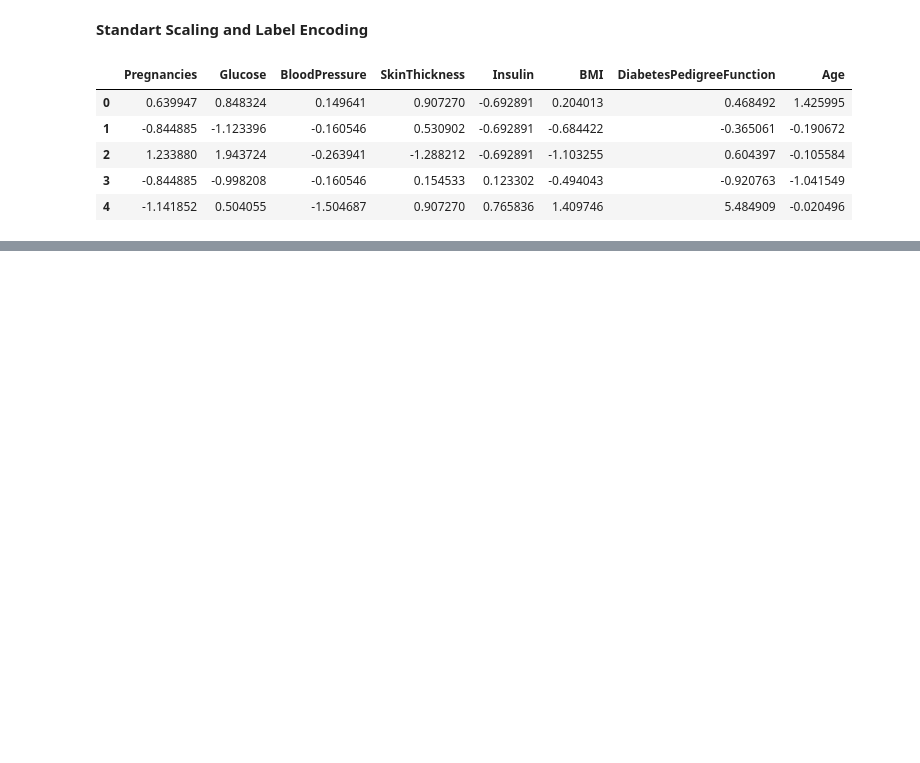
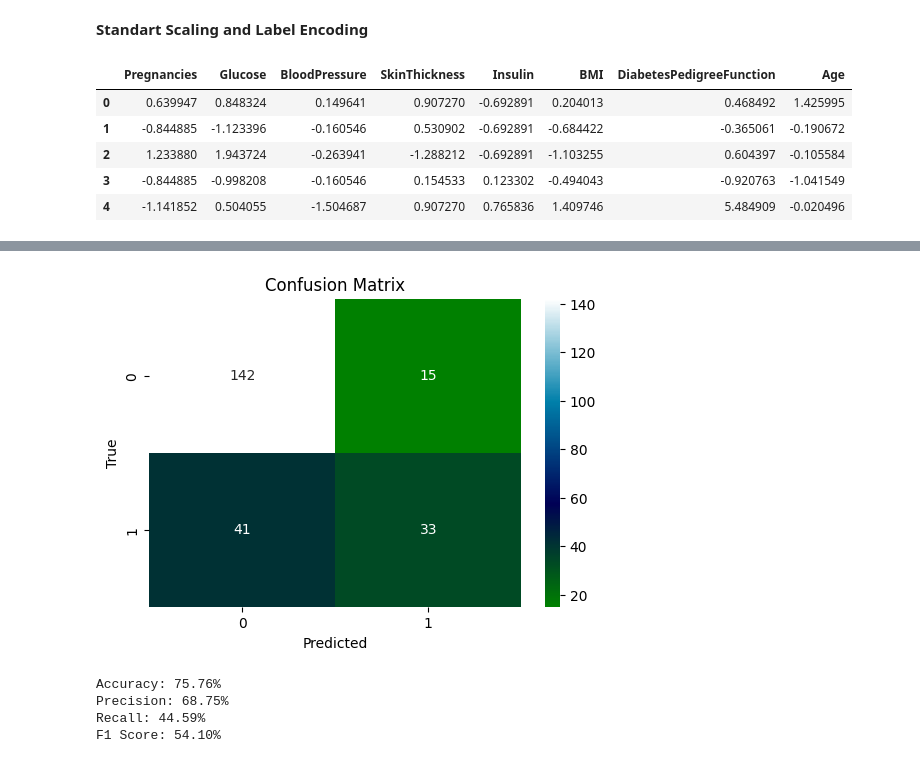
Before and after one commit to SumeyraBayrak/Diabetes-Prediction-and-Analysis, a Jupyter notebook: pima-indian-diabetes-a-machine-learning-approach.ipynb, the cells around one changed output, grey strips where cells are left out. Saved outputs shown, nothing was run; the diff lists cells and outputs as text; code cells hidden in the pictures; blank space fills up the shorter version.

```diff
--- a/pima-indian-diabetes-a-machine-learning-approach.ipynb
+++ b/pima-indian-diabetes-a-machine-learning-approach.ipynb
@@ -191,0 +242,29 @@ y = data["Outcome"]
+# %%
+y_pred = knn.predict(X_test)
+
+# Calculate metrics
+accuracy = accuracy_score(y_test, y_pred) * 100
+precision = precision_score(y_test, y_pred) * 100
+recall = recall_score(y_test, y_pred) * 100
+f1 = f1_score(y_test, y_pred) * 100
+
+# Create confusion matrix plot
+plt.figure(figsize=(6, 4))
+cm = confusion_matrix(y_test, y_pred)
+sns.heatmap(cm, annot=True, fmt='d', cmap='ocean')
+plt.title('Confusion Matrix')
+plt.xlabel('Predicted')
+plt.ylabel('True')
+plt.show()
+
+# Print metrics
+print(f"Accuracy: {accuracy:.2f}%")
+print(f"Precision: {precision:.2f}%")
+print(f"Recall: {recall:.2f}%")
+print(f"F1 Score: {f1:.2f}%")
+# %% [output]
+[figure, added]
+Accuracy: 75.76%
+Precision: 68.75%
+Recall: 44.59%
+F1 Score: 54.10%
```
Also changed, not shown: parts of 8 cells of this notebook.
